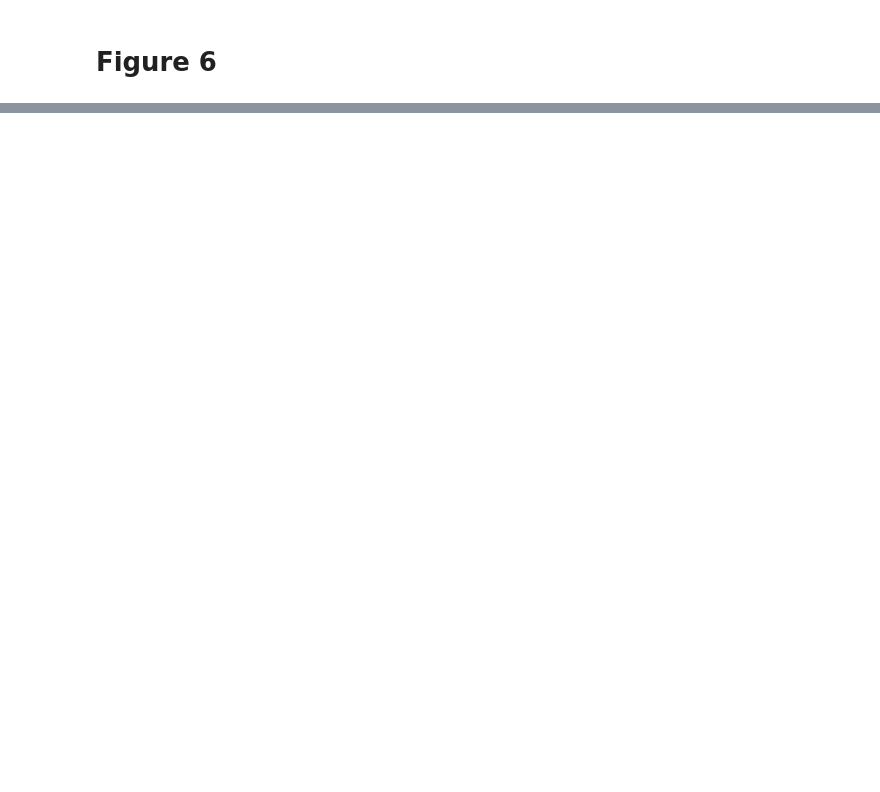
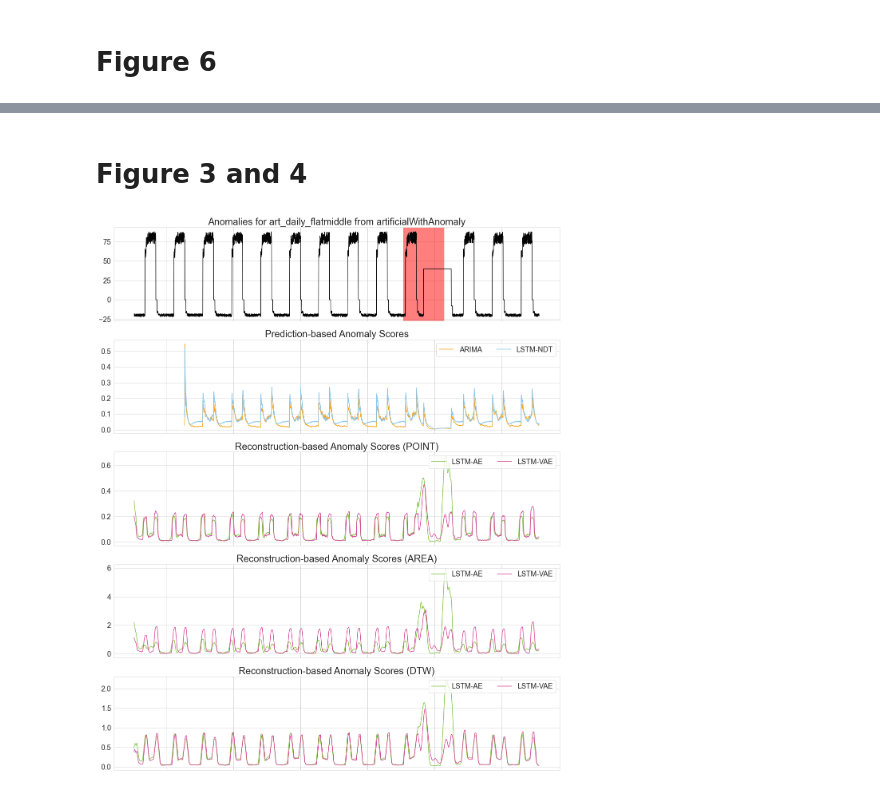
Before and after one commit to sintel-dev/Orion, a Jupyter notebook: notebooks/results.ipynb, the cells around one changed output, grey strips where cells are left out. Saved outputs shown, nothing was run; the diff lists cells and outputs as text; code cells hidden in the pictures; blank space fills up the shorter version.

```diff
--- a/notebooks/results.ipynb
+++ b/notebooks/results.ipynb
@@ -7,9 +7,13 @@ import numpy as np
 
 from orion.primitives.tadgan import score_anomalies
 from orion.primitives.timeseries_anomalies import find_anomalies
-from orion.evaluation.contextual import contextual_f1_score, contextual_confusion_matrix
+from orion.evaluation.contextual import contextual_f1_score, contextual_confusion_matrix, contextual_precision, contextual_recall
 from orion.primitives.timeseries_errors import reconstruction_errors
 from orion.primitives.timeseries_errors import regression_errors
 from orion.primitives.aer import bi_regression_errors, score_anomalies
 from multiprocessing import Pool
 from sklearn.preprocessing import MinMaxScaler
+from numpy import ndarray
+import matplotlib.pyplot as plt
+import seaborn as sns
+sns.set_style("whitegrid")
@@ -556,0 +697,32 @@ pd.concat([non_aer_f1, aer_f1])
+# %% [markdown]
+# Figure 3 and 4
+# %%
+PREDICTION_BASED_MODELS = [
+    'ARIMA',
+    'U_lstm_dynamic_threshold_2.0'
+]
+
+RECONSTRUCTION_BASED_MODELS = [
+    'U_lstm_autoencoder_2.0',
+    'U_vae_2.0'
+]
+
+REC_ERROR_TYPES = [
+    'point',
+    'area',
+    'dtw'
+]
+
+PIPELINE_TO_NAME_MAP = {
+    'ARIMA': 'ARIMA',
+    'U_lstm_dynamic_threshold_2.0': 'LSTM-NDT',
+    'U_lstm_autoencoder_2.0': 'LSTM-AE',
+    'U_vae_2.0': 'LSTM-VAE'
+}
+
+PIPELINE_TO_COLOR_MAP = {
+    'ARIMA': '#FAA31B',
+    'U_lstm_dynamic_threshold_2.0': '#88C6ED',
+    'U_lstm_autoencoder_2.0': '#82C341',
+    'U_vae_2.0': '#D54799',
+}
@@ -556,0 +776,7 @@ pd.concat([non_aer_f1, aer_f1])
+# %%
+signal_name = 'art_daily_flatmiddle'
+dataset = 'artificialWithAnomaly'
+
+plot_figure(signal_name, dataset)
+# %% [output]
+[figure, added]
```
Also changed, not shown: parts of 58 cells of this notebook.
